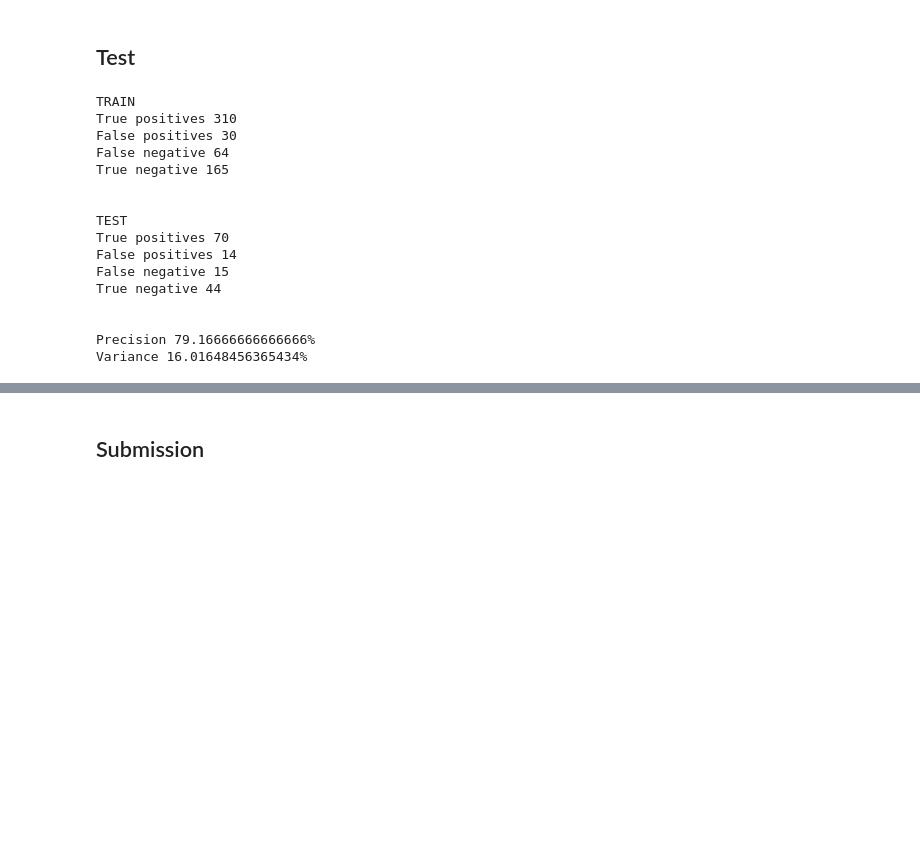
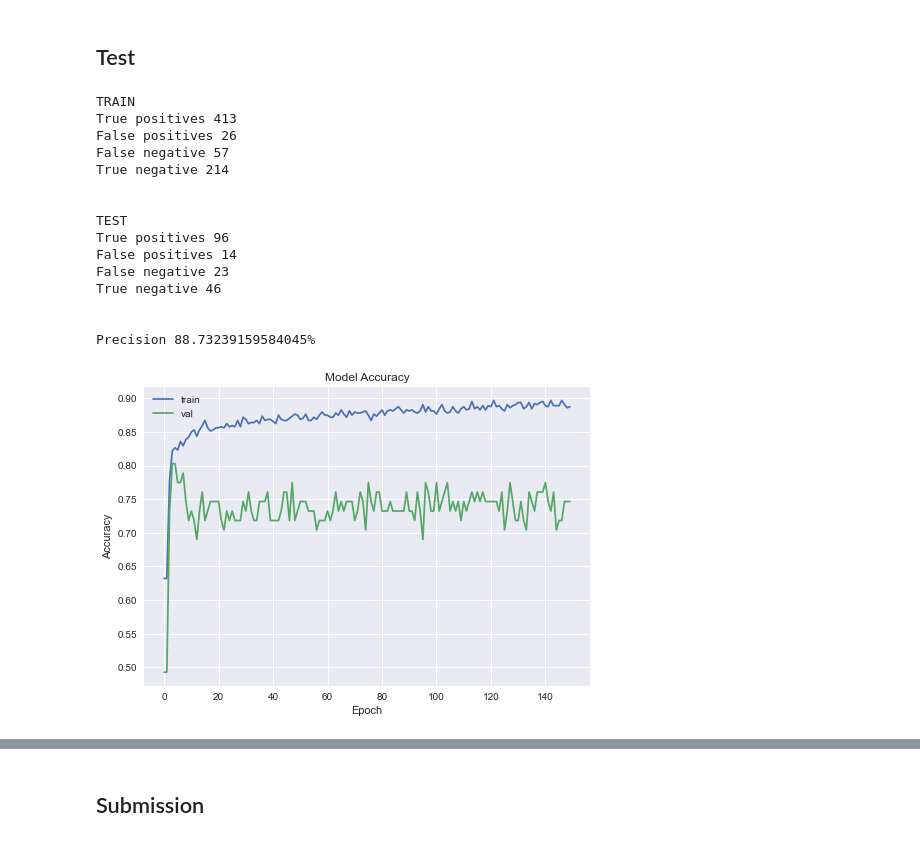
Before and after one commit to gastonzarate/titanic, a Jupyter notebook: main.ipynb, the cells around one changed output, grey strips where cells are left out. Drawn from its saved outputs; the diff is of its cells as text; code cells hidden in the pictures; blank space fills up the shorter version.

```diff
--- a/main.ipynb
+++ b/main.ipynb
@@ -371,0 +492,26 @@ print("Best pameters \n {}".format(best_parameters))
+# %%
+import keras
+from keras.models import Sequential
+from keras.layers import Dense
+import tensorflow as tf
+
+#session = tf.compat.v1.keras.backend.get_session()
+# Run training on GPU
+def create_model():
+    with tf.device('/gpu:0'):
+        #Initialising the ANN
+        best_model = Sequential()
+        # Adding the input layer and the first hidden layer
+        best_model.add(Dense(20,kernel_initializer='uniform',activation='relu',input_dim=10))
+        best_model.add(Dense(20,kernel_initializer='uniform',activation='relu'))
+        #Adding the second hidden layer
+        # Adding the output layer
+        best_model.add(Dense(1,kernel_initializer='uniform',activation='sigmoid'))
+        #Compiling the ANN
+        best_model.compile(optimizer='adam',loss='mean_squared_error',metrics=['accuracy'])
+        return best_model
+# %%
+best_model = create_model()
+#Fitting the ANN to the Training Set
+history = best_model.fit(X_trainf,y_train,validation_split = 0.1, epochs=150, batch_size=4)
+print('Training finished')
@@ -374,37 +551,49 @@ print("Best pameters \n {}".format(best_parameters))
 # %%
 from sklearn.metrics import confusion_matrix
 
-y_predict = best_model.predict(X_trainf)
+y_predict = (best_model.predict(X_trainf)>0.5).astype(int)
 cm = confusion_matrix(y_train,y_predict)
 print("TRAIN\nTrue positives {} \nFalse positives {} \nFalse negative {} \nTrue negative {}\n\n".format(cm[0][0],cm[0][1],cm[1][0],cm[1][1]))
 
-y_predict_test = best_model.predict(X_testf)
+y_predict_test = (best_model.predict(X_testf)>0.5).astype(int)
 cm = confusion_matrix(y_test,y_predict_test)
 print("TEST\nTrue positives {} \nFalse positives {} \nFalse negative {} \nTrue negative {}\n\n".format(cm[0][0],cm[0][1],cm[1][0],cm[1][1]))
 
 
 #Applying k-Flod Cross Validation
 from sklearn.model_selection import cross_val_score
-accuracies = cross_val_score(estimator=best_model, X=X_trainf, y=y_train, cv=100)
+#accuracies = cross_val_score(estimator=best_model, X=X_trainf, y=y_train,scoring='r2', cv=100)
 
 
-print("Precision {}%".format(accuracies.mean()*100))
+#print("Precision {}%".format(accuracies.mean()*100))
+print("Precision {}%".format(history.history['accuracy'][len(history.history['accuracy'])-1]*100))
+
 #Indica la varianza
-print("Variance {}%".format(accuracies.std()*100))
+#print("Variance {}%".format(accuracies.std()*100))
 # %% [output]
 TRAIN
-True positives 310
-False positives 30
-False negative 64
-True negative 165
+True positives 413
+False positives 26
+False negative 57
+True negative 214
 
 
 TEST
-True positives 70
+True positives 96
 False positives 14
-False negative 15
-True negative 44
+False negative 23
+True negative 46
 
 
-Precision 79.16666666666666%
-Variance 16.01648456365434%
+Precision 88.73239159584045%
+# %%
+plt.style.use('seaborn')
+plt.plot(history.history['accuracy'])
+plt.plot(history.history['val_accuracy'])
+plt.title('Model Accuracy')
+plt.ylabel('Accuracy')
+plt.xlabel('Epoch')
+plt.legend(['train', 'val'], loc='upper left')
+plt.show()
+# %% [output]
+[figure, added]
```
Also changed, not shown: parts of 20 cells of this notebook, 1 other file.
